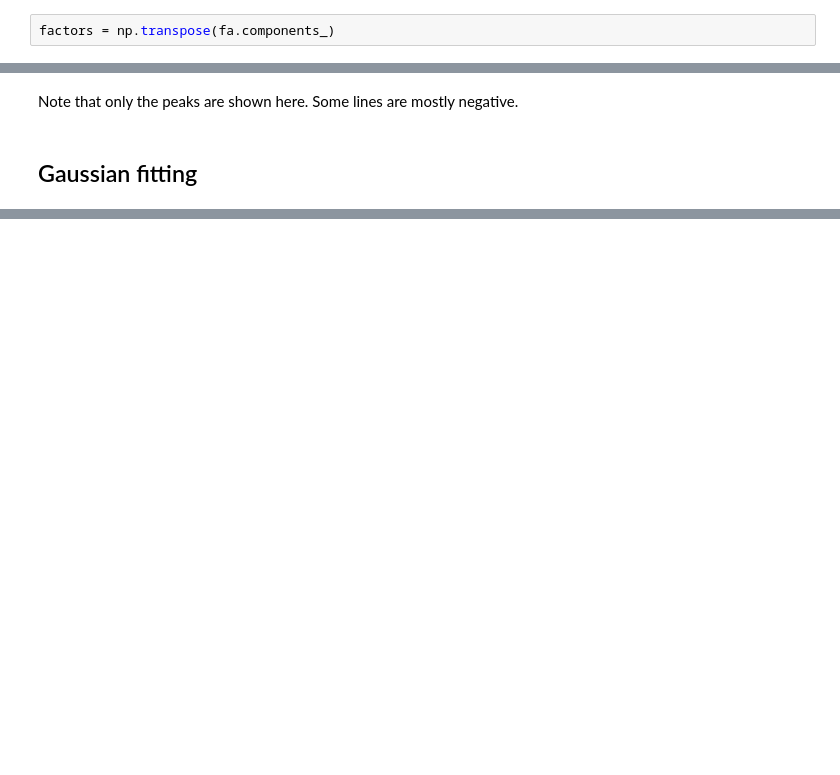
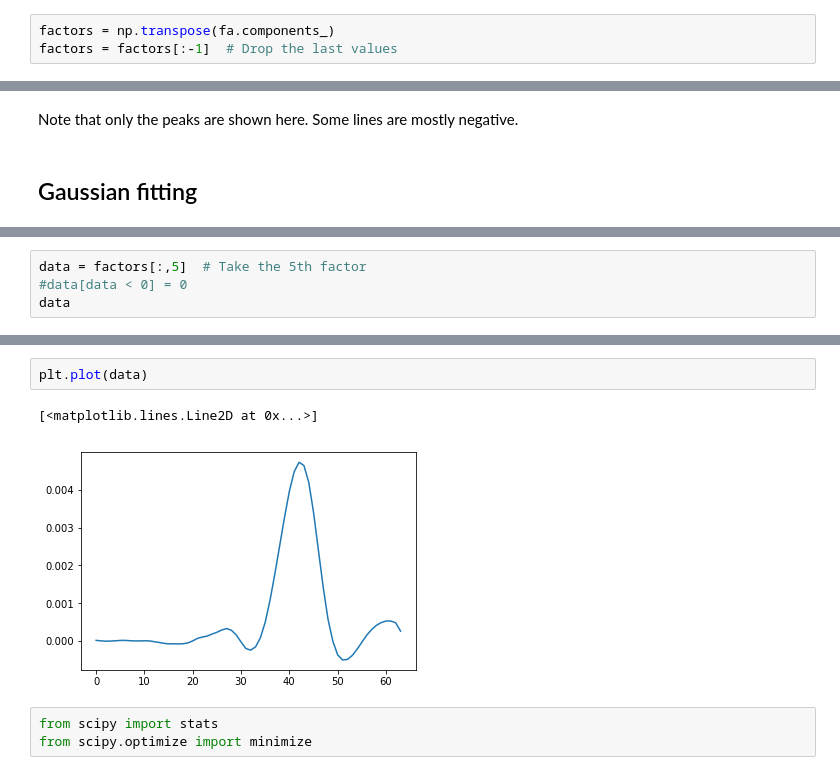
Before and after one commit to Anjum48/anthills, a Jupyter notebook: NMR_Factor_Analysis.ipynb, the cells around one changed output, grey strips where cells are left out. Cells and saved outputs as stored; diff of their text form; blank space fills up the shorter version.

```diff
--- a/NMR_Factor_Analysis.ipynb
+++ b/NMR_Factor_Analysis.ipynb
@@ -53,6 +55,7 @@ FactorAnalysis(copy=True, iterated_power=3, max_iter=1000, n_components=8,
         tol=0.01)
 # %%
 factors = np.transpose(fa.components_)
+factors = factors[:-1]  # Drop the last values
 # %%
 plt.plot(factors)
 plt.ylim(ymin=0);
@@ -125,0 +82,4 @@ array([[[  4.26133642e-02]],
+# %%
+data = factors[:,5]  # Take the 5th factor
+#data[data < 0] = 0
+data
@@ -125,0 +104,8 @@ array([[[  4.26133642e-02]],
+# %%
+plt.plot(data)
+# %% [output]
+[<matplotlib.lines.Line2D at 0x...>]
+[figure, added]
+# %%
+from scipy import stats
+from scipy.optimize import minimize
```
Also changed, not shown: parts of 17 cells of this notebook.
